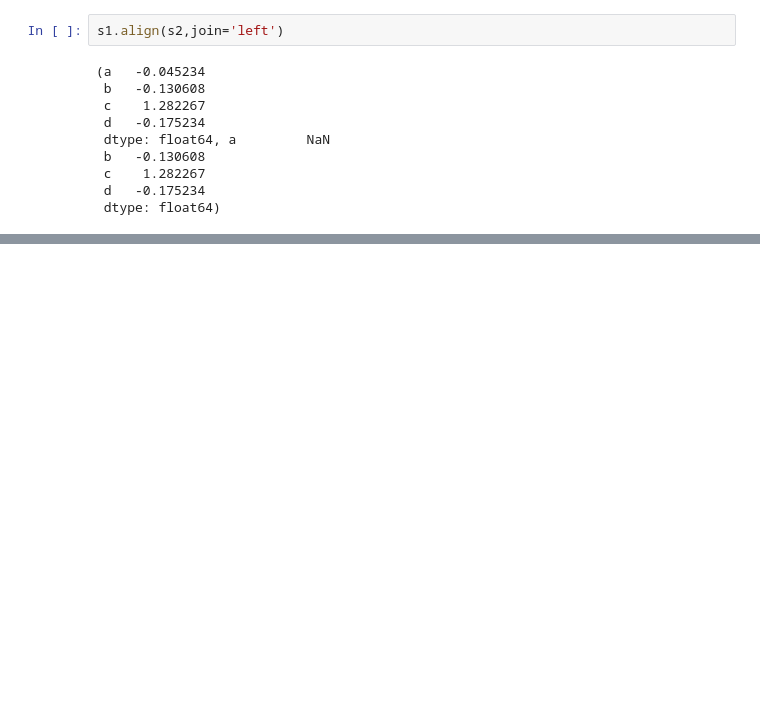
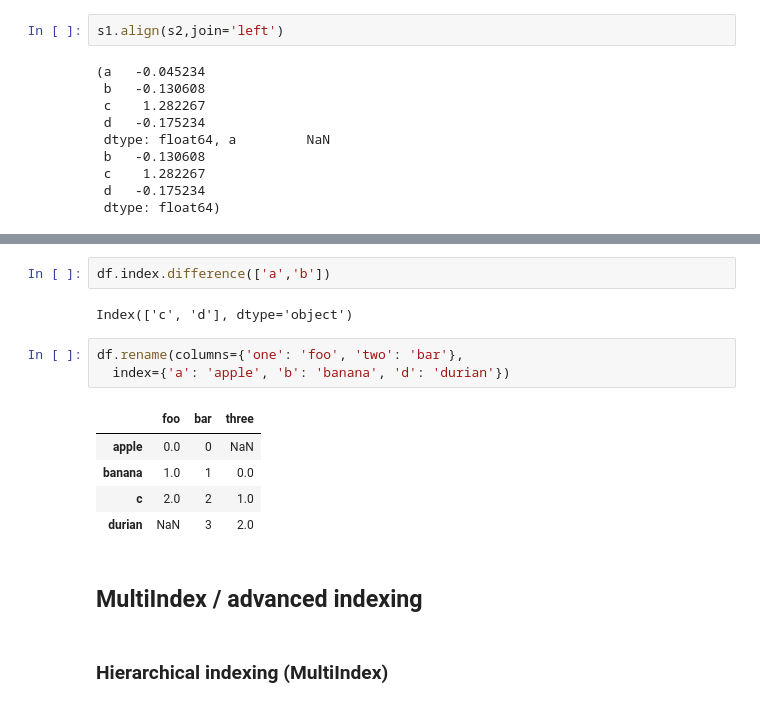
Before and after one commit to sushtend/100-days-of-ml-code, a Jupyter notebook: code/ml/pandas/Essential basic functionality.ipynb, the cells around one changed output, grey strips where cells are left out. Drawn from its saved outputs; the diff is of its cells as text; blank space fills up the shorter version.

```diff
--- a/code/ml/pandas/Essential basic functionality.ipynb
+++ b/code/ml/pandas/Essential basic functionality.ipynb
@@ -1360,0 +1508,17 @@ s1.align(s2,join='left')
+# %%
+df.index.difference(['a','b'])
+# %% [output]
+Index(['c', 'd'], dtype='object')
+# %%
+df.rename(columns={'one': 'foo', 'two': 'bar'},
+  index={'a': 'apple', 'b': 'banana', 'd': 'durian'})
+# %% [output]
+|  | foo | bar | three |
+| apple | 0.0 | 0 | NaN |
+| banana | 1.0 | 1 | 0.0 |
+| c | 2.0 | 2 | 1.0 |
+| durian | NaN | 3 | 2.0 |
+# %% [markdown]
+## MultiIndex / advanced indexing
+# %% [markdown]
+### Hierarchical indexing (MultiIndex)
```
Also changed, not shown: parts of 16 cells of this notebook.
